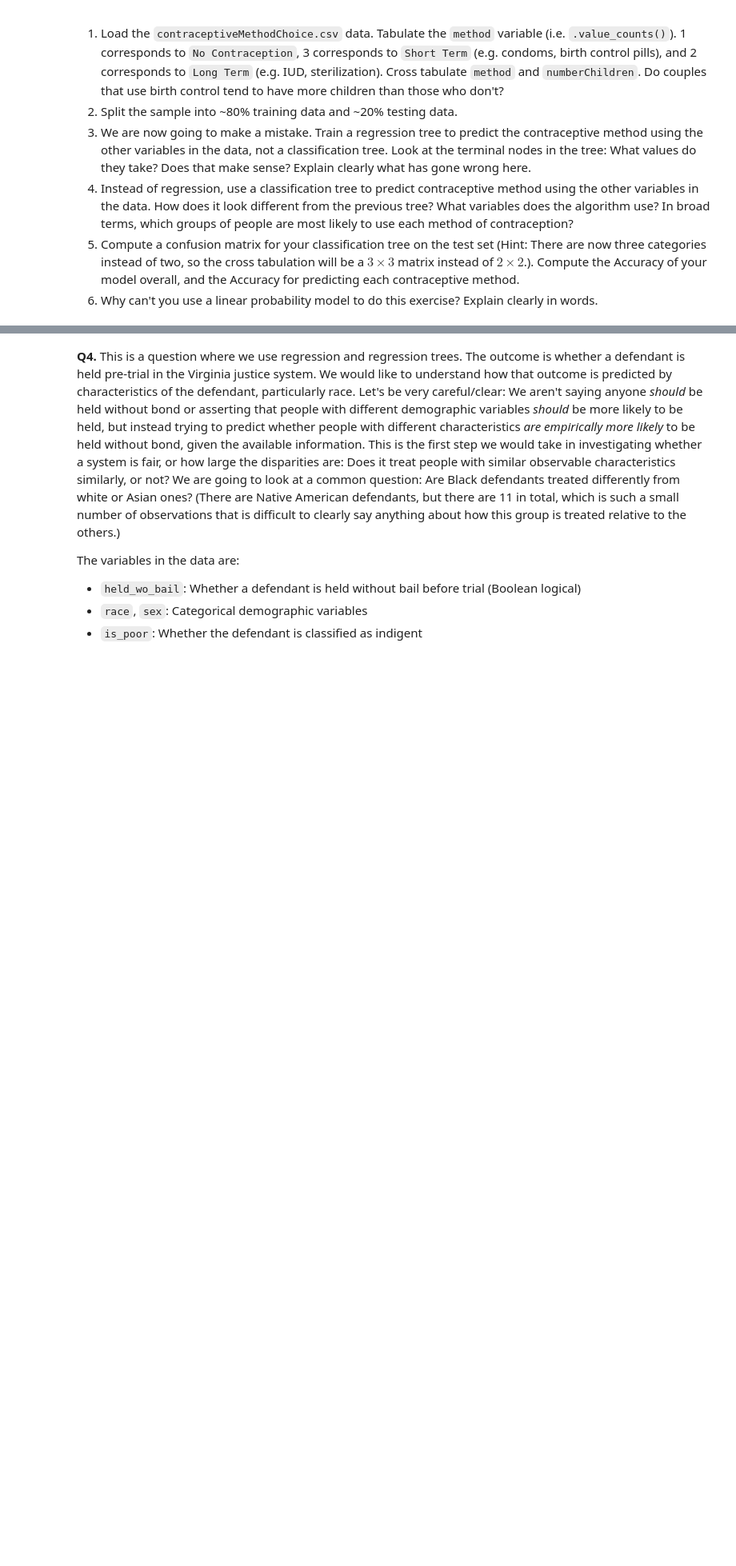
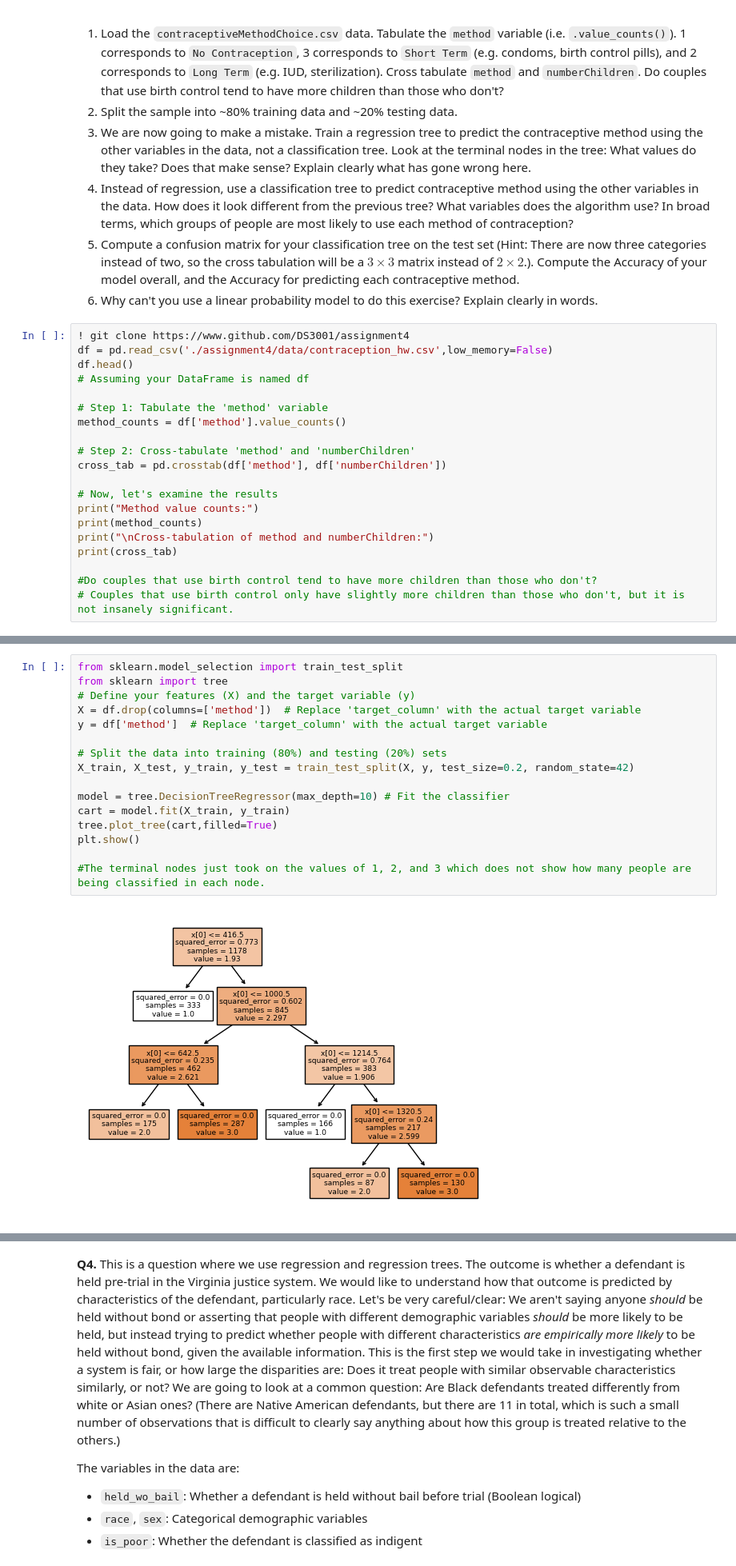
Before and after one commit to racheljhuh/assignment4, a Jupyter notebook: assignment4.ipynb, the cells around one changed output, grey strips where cells are left out. Shown: that part at 80% size. Cells and saved outputs as stored; diff of their text form; blank space fills up the shorter version.

```diff
--- a/assignment4.ipynb
+++ b/assignment4.ipynb
@@ -321,3 +325,23 @@ As the degree goes up, R^2 increases linearly, and RMSE decreases linearly.
   4. Instead of regression, use a classification tree to predict contraceptive method using the other variables in the data. How does it look different from the previous tree? What variables does the algorithm use? In broad terms, which groups of people are most likely to use each method of contraception?
   5. Compute a confusion matrix for your classification tree on the test set (Hint: There are now three categories instead of two, so the cross tabulation will be a $3 \times 3$ matrix instead of $2 \times 2$.). Compute the Accuracy of your model overall, and the Accuracy for predicting each contraceptive method.
   7. Why can't you use a linear probability model to do this exercise? Explain clearly in words.
+# %%
+! git clone https://www.github.com/DS3001/assignment4
+df = pd.read_csv('./assignment4/data/contraception_hw.csv',low_memory=False)
+df.head()
+# Assuming your DataFrame is named df
+
+# Step 1: Tabulate the 'method' variable
+method_counts = df['method'].value_counts()
+
+# Step 2: Cross-tabulate 'method' and 'numberChildren'
+cross_tab = pd.crosstab(df['method'], df['numberChildren'])
+
+# Now, let's examine the results
+print("Method value counts:")
+print(method_counts)
+print("\nCross-tabulation of method and numberChildren:")
+print(cross_tab)
+
+#Do couples that use birth control tend to have more children than those who don't?
+# Couples that use birth control only have slightly more children than those who don't, but it is not insanely significant.
@@ -323,0 +362,18 @@ As the degree goes up, R^2 increases linearly, and RMSE decreases linearly.
+# %%
+from sklearn.model_selection import train_test_split
+from sklearn import tree
+# Define your features (X) and the target variable (y)
+X = df.drop(columns=['method'])  # Replace 'target_column' with the actual target variable
+y = df['method']  # Replace 'target_column' with the actual target variable
+
+# Split the data into training (80%) and testing (20%) sets
+X_train, X_test, y_train, y_test = train_test_split(X, y, test_size=0.2, random_state=42)
+
+model = tree.DecisionTreeRegressor(max_depth=10) # Fit the classifier
+cart = model.fit(X_train, y_train)
+tree.plot_tree(cart,filled=True)
+plt.show()
+
+#The terminal nodes just took on the values of 1, 2, and 3 which does not show how many people are being classified in each node.
+# %% [output]
+[figure, added]
```
Also changed, not shown: parts of 4 cells of this notebook.
